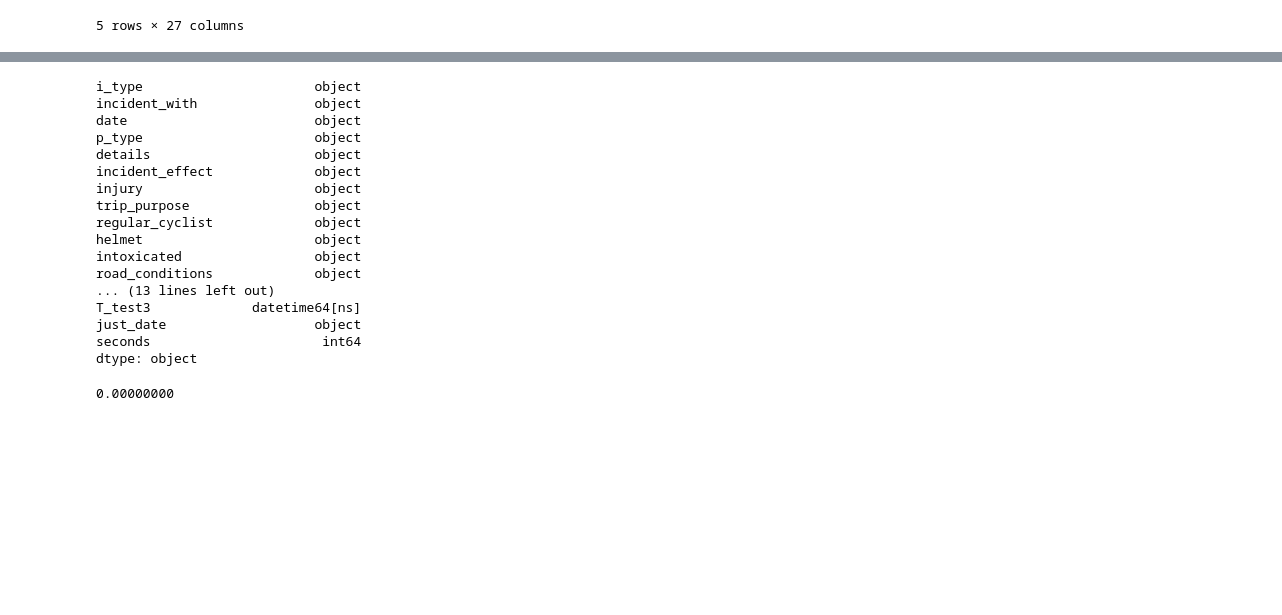
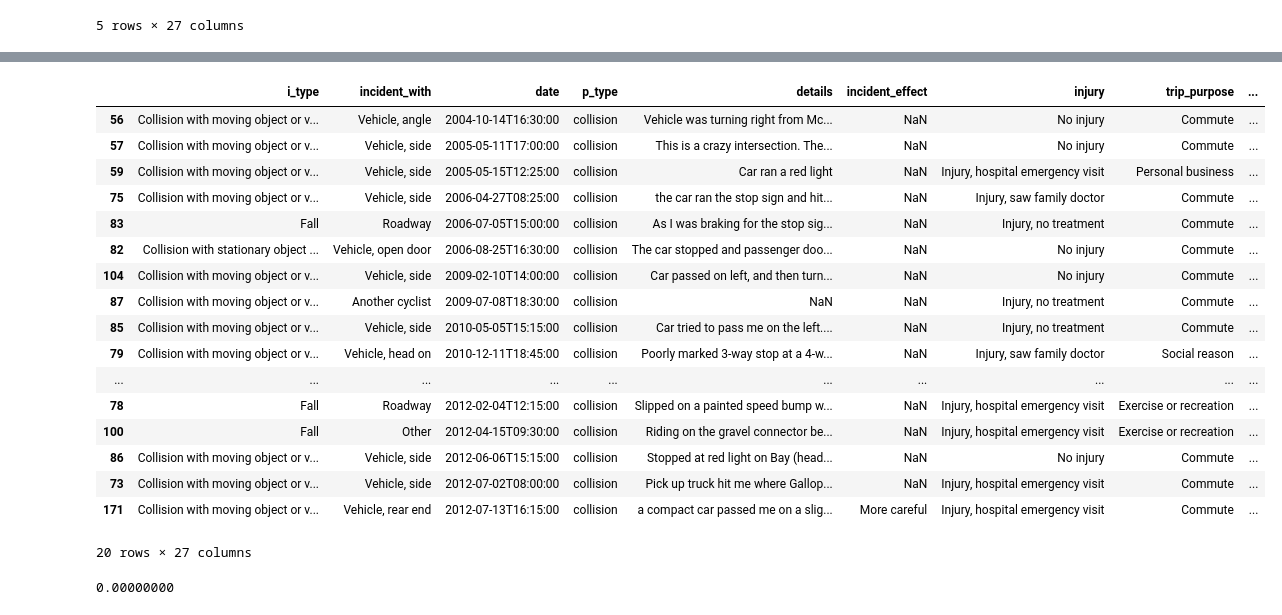
Before and after one commit to martham93/STA_project_MM, a Jupyter notebook: Martha Morrissey STA Project .ipynb, the cells around one changed output, grey strips where cells are left out. Drawn from its saved outputs; the diff is of its cells as text; code cells hidden in the pictures; blank space fills up the shorter version.

```diff
--- a/Martha Morrissey STA Project .ipynb
+++ b/Martha Morrissey STA Project .ipynb
@@ -107,57 +117,24 @@ time_diff(ordered_c['T_test3'][0])
-# %%
-
-#ordered_c['value_t'] = ordered_c.apply(lambda row: time_diff(row['T_test3'], axis=1))
-
-
-#ordered_c.head()
-
-#x = np.array(ordered_c['T_test3'])
-
-#np.apply
-
-#ordered_c['d'] = ordered_c["T_test3"].apply(time_diff)
-
-#time_diff(ordered_c['T_test3'][0])
-
-#ordered_c
-
-
-ordered_c['T_test3'][0].timestamp()
-
-#print(ordered_c['T_test3'][0])
-def seconds(x):
-    return int(x.timestamp())
-
-ordered_c['seconds'] = ordered_c['T_test3'].apply(seconds)
-#1097793000
-#2004-10-14 16:30:00
-
-ordered_c.head()
-
-#print(seconds(ordered_c['T_test3'][0]))
-
-#print(ordered_c['T_test3'][0])
-#print()
-
-ordered_c.dtypes
-# %% [output]
-i_type                      object
-incident_with               object
-date                        object
-p_type                      object
-details                     object
-incident_effect             object
-injury                      object
-trip_purpose                object
-regular_cyclist             object
-helmet                      object
-intoxicated                 object
-road_conditions             object
-... (13 lines left out)
-T_test3             datetime64[ns]
-just_date                   object
-seconds                      int64
-dtype: object
+# %%
+ordered_c.head(20)
+# %% [output]
+|  | i_type | incident_with | date | p_type | details | incident_effect | injury | trip_purpose | ... |
+| 56 | Collision with moving object or v... | Vehicle, angle | 2004-10-14T16:30:00 | collision | Vehicle was turning right from Mc... | NaN | No injury | Commute | ... |
+| 57 | Collision with moving object or v... | Vehicle, side | 2005-05-11T17:00:00 | collision | This is a crazy intersection. The... | NaN | No injury | Commute | ... |
+| 59 | Collision with moving object or v... | Vehicle, side | 2005-05-15T12:25:00 | collision | Car ran a red light | NaN | Injury, hospital emergency visit | Personal business | ... |
+| 75 | Collision with moving object or v... | Vehicle, side | 2006-04-27T08:25:00 | collision | the car ran the stop sign and hit... | NaN | Injury, saw family doctor | Commute | ... |
+| 83 | Fall | Roadway | 2006-07-05T15:00:00 | collision | As I was braking for the stop sig... | NaN | Injury, no treatment | Commute | ... |
+| 82 | Collision with stationary object ... | Vehicle, open door | 2006-08-25T16:30:00 | collision | The car stopped and passenger doo... | NaN | No injury | Commute | ... |
+| 104 | Collision with moving object or v... | Vehicle, side | 2009-02-10T14:00:00 | collision | Car passed on left, and then turn... | NaN | No injury | Commute | ... |
+| 87 | Collision with moving object or v... | Another cyclist | 2009-07-08T18:30:00 | collision | NaN | NaN | Injury, no treatment | Commute | ... |
+| 85 | Collision with moving object or v... | Vehicle, side | 2010-05-05T15:15:00 | collision | Car tried to pass me on the left.... | NaN | Injury, no treatment | Commute | ... |
+| 79 | Collision with moving object or v... | Vehicle, head on | 2010-12-11T18:45:00 | collision | Poorly marked 3-way stop at a 4-w... | NaN | Injury, saw family doctor | Social reason | ... |
+| ... | ... | ... | ... | ... | ... | ... | ... | ... | ... |
+| 78 | Fall | Roadway | 2012-02-04T12:15:00 | collision | Slipped on a painted speed bump w... | NaN | Injury, hospital emergency visit | Exercise or recreation | ... |
+| 100 | Fall | Other | 2012-04-15T09:30:00 | collision | Riding on the gravel connector be... | NaN | Injury, hospital emergency visit | Exercise or recreation | ... |
+| 86 | Collision with moving object or v... | Vehicle, side | 2012-06-06T15:15:00 | collision | Stopped at red light on Bay (head... | NaN | No injury | Commute | ... |
+| 73 | Collision with moving object or v... | Vehicle, side | 2012-07-02T08:00:00 | collision | Pick up truck hit me where Gallop... | NaN | Injury, hospital emergency visit | Commute | ... |
+| 171 | Collision with moving object or v... | Vehicle, rear end | 2012-07-13T16:15:00 | collision | a compact car passed me on a slig... | More careful | Injury, hospital emergency visit | Commute | ... |
+20 rows × 27 columns
 # %%
 #from shapely.geometry import Point
 #collisions['geometry'] = collisions.apply(lambda x: Point((float(x.x), float(x.y))), axis=1)
```
Also changed, not shown: parts of 14 cells of this notebook.
